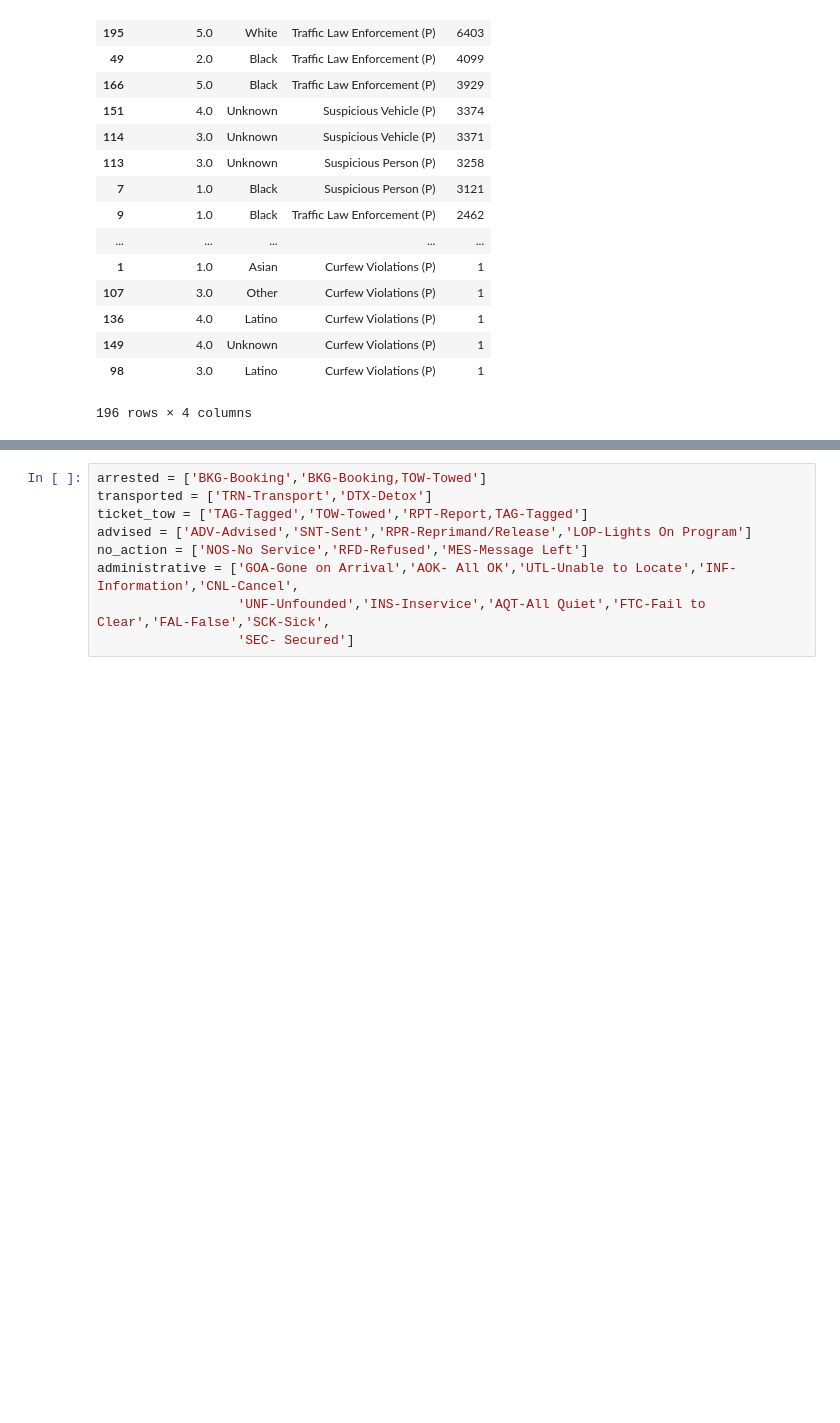
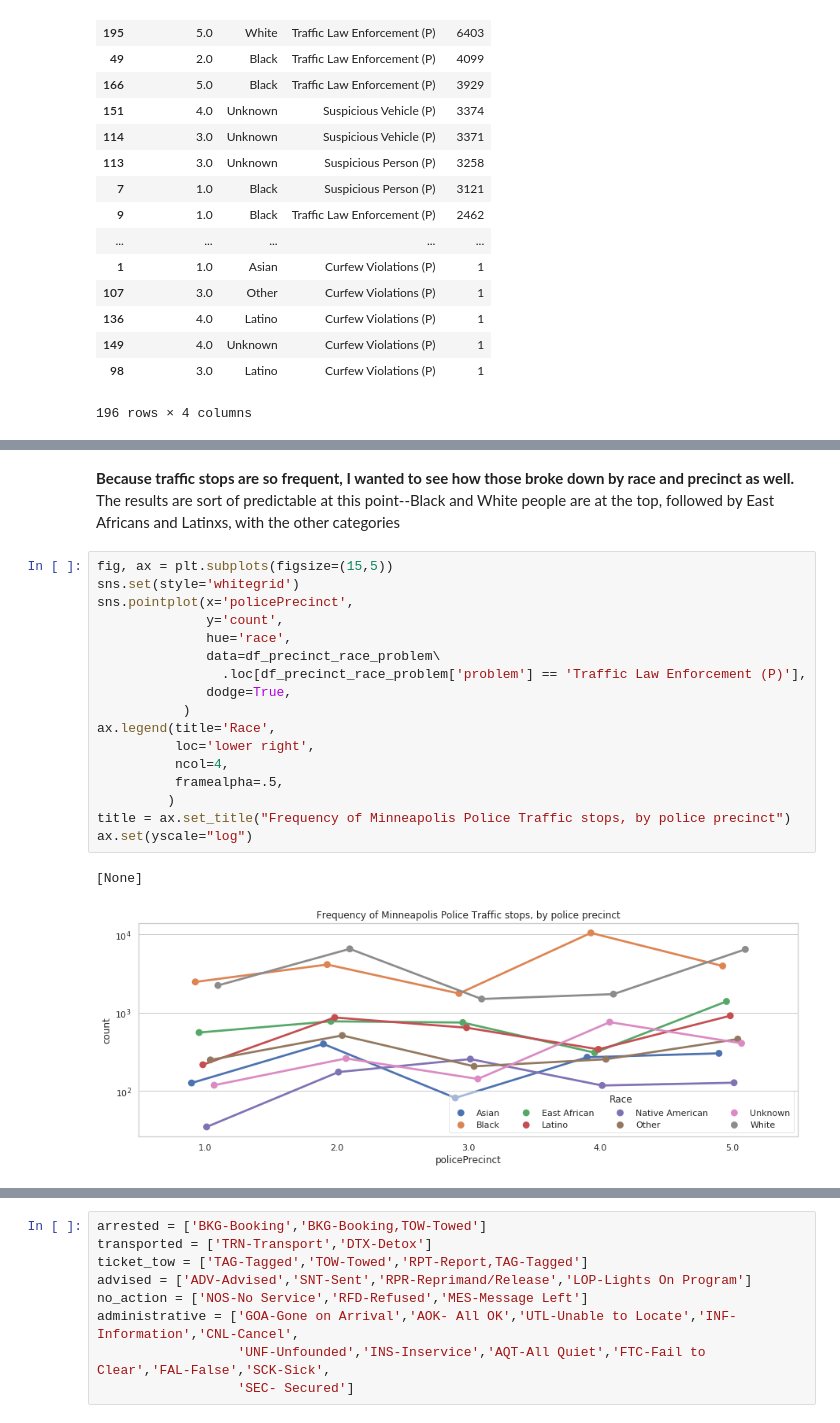
Before and after one commit to iamjeremybe/thinkful_data_science, a Jupyter notebook: Capstone 2/Thinkful Capstone 2 - narrative analytics and experimentation.ipynb, the cells around one changed output, grey strips where cells are left out. Cells and saved outputs as stored; diff of their text form; blank space fills up the shorter version.

```diff
--- a/Capstone 2/Thinkful Capstone 2 - narrative analytics and experimentation.ipynb
+++ b/Capstone 2/Thinkful Capstone 2 - narrative analytics and experimentation.ipynb
@@ -188,0 +244,22 @@ df_precinct_race_problem.sort_values(by='count',ascending=False)
+# %% [markdown]
+__Because traffic stops are so frequent, I wanted to see how those broke down by race and precinct as well.__ The results are sort of predictable at this point--Black and White people are at the top, followed by East Africans and Latinxs, with the other categories
+# %%
+fig, ax = plt.subplots(figsize=(15,5))
+sns.set(style='whitegrid')
+sns.pointplot(x='policePrecinct',
+              y='count',
+              hue='race',
+              data=df_precinct_race_problem\
+                .loc[df_precinct_race_problem['problem'] == 'Traffic Law Enforcement (P)'],
+              dodge=True,
+           )
+ax.legend(title='Race',
+          loc='lower right',
+          ncol=4,
+          framealpha=.5,
+         )
+title = ax.set_title("Frequency of Minneapolis Police Traffic stops, by police precinct")
+ax.set(yscale="log")
+# %% [output]
+[None]
+[figure, added]
```
Also changed, not shown: parts of 51 cells of this notebook.
